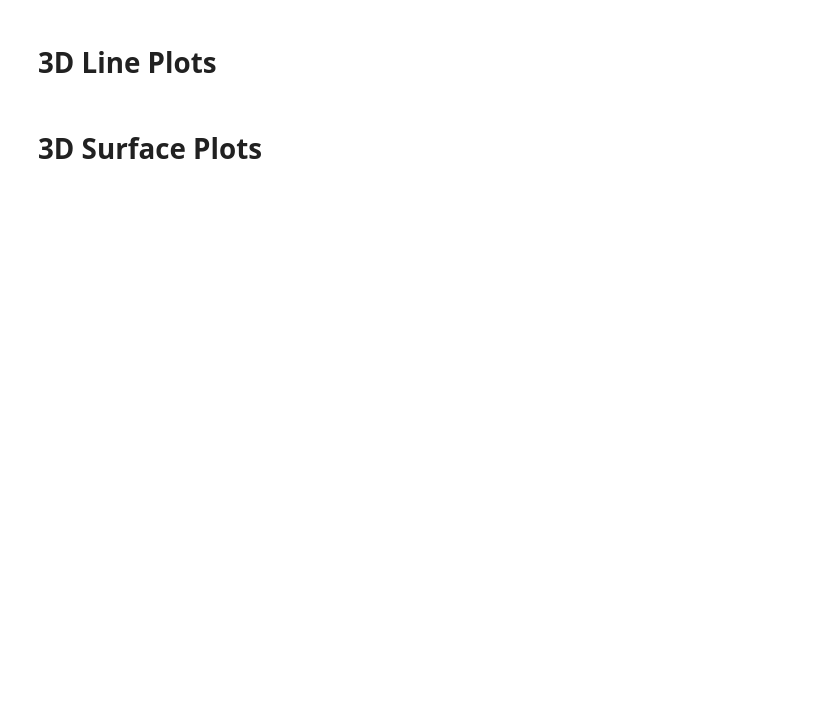
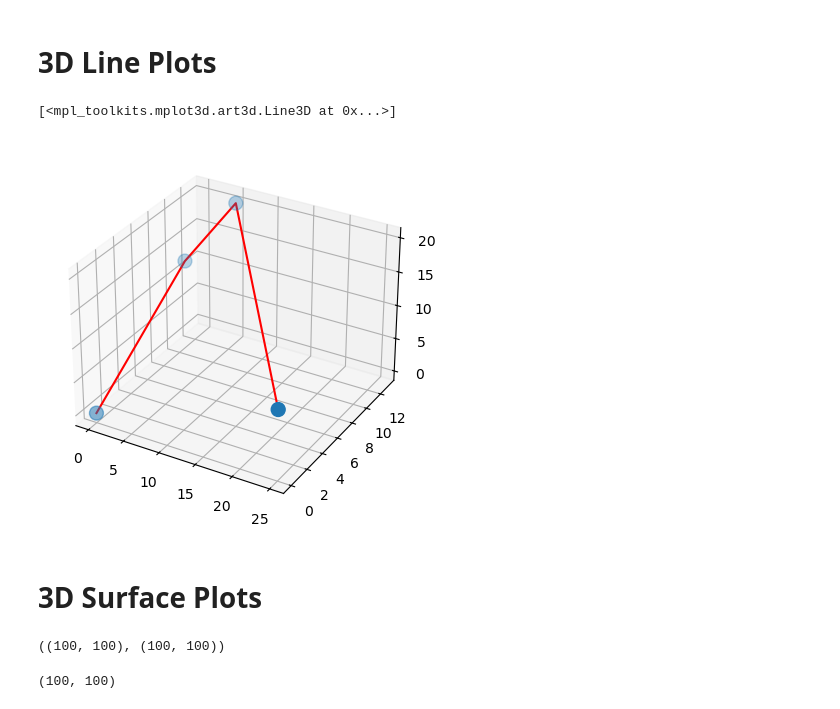
Before and after one commit to moyen-ahmed/pythone-Ml-Basic, a Jupyter notebook: Matplotlib/matploilib_advance.ipynb, the cells around one changed output. Drawn from its saved outputs; the diff is of its cells as text; code cells hidden in the pictures; blank space fills up the shorter version.

```diff
--- a/Matplotlib/matploilib_advance.ipynb
+++ b/Matplotlib/matploilib_advance.ipynb
@@ -193,4 +209,34 @@ plt.show()
 # %% [markdown]
 # 3D Line Plots
+# %%
+x = [0,1,5,25]
+y = [0,10,13,0]
+z = [0,13,20,9]
+
+fig = plt.figure()
+
+ax = plt.subplot(projection='3d')
+
+ax.scatter3D(x,y,z,s=[100,100,100,100])
+ax.plot3D(x,y,z,color='red')
+# %% [output]
+[<mpl_toolkits.mplot3d.art3d.Line3D at 0x...>]
+[figure, added]
 # %% [markdown]
 # 3D Surface Plots
+# %%
+x=np.linspace(-10, 10, 100)
+y=np.linspace(-10, 10, 100)
+np.meshgrid(x, y)
+#meshgrid is used to create a rectangular grid out of two given one-dimensional arrays representing the Cartesian indexing or Matrix indexing.
+# It is often used in 3D plotting to create a grid of points over which a function can be evaluated.
+
+X, Y = np.meshgrid(x, y)
+X.shape, Y.shape
+# %% [output]
+((100, 100), (100, 100))
+# %%
+Z=X**2 + Y**2
+Z.shape
+# %% [output]
+(100, 100)
```
Also changed, not shown: parts of 2 cells of this notebook.
